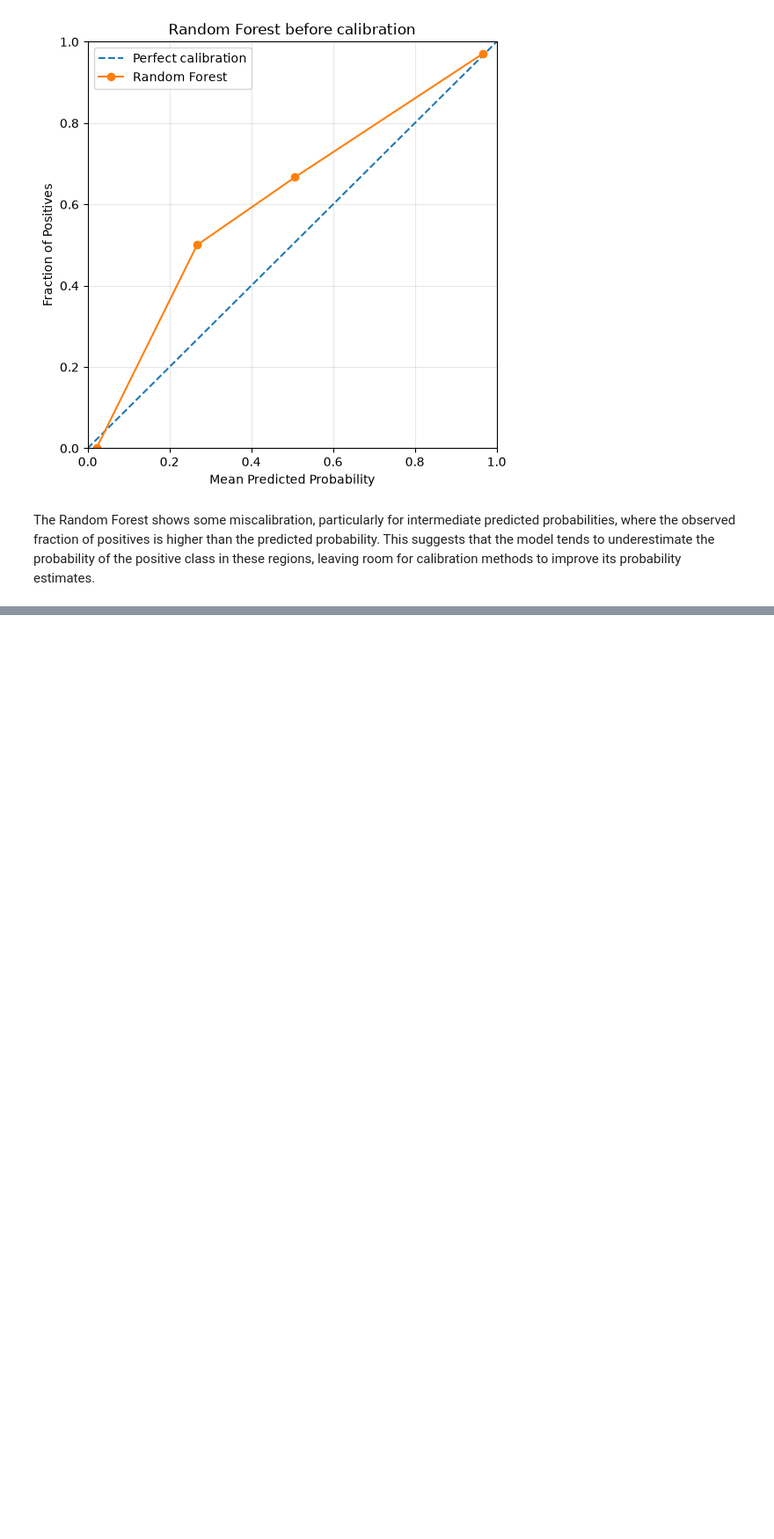
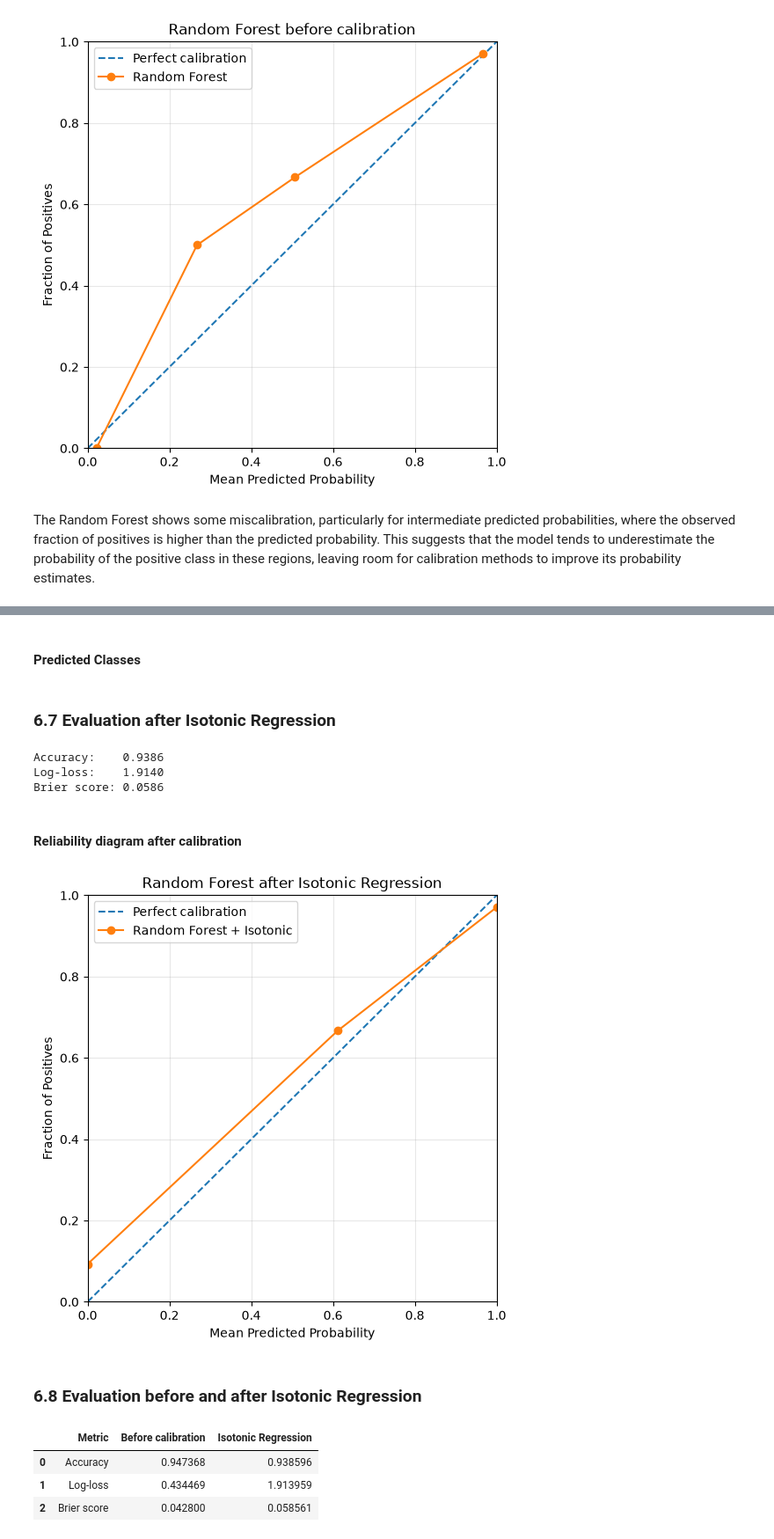
Before and after one commit to martamacri/Calibration_of_Probabilities, a Jupyter notebook: notebooks/01_breast_cancer_analysis.ipynb, the cells around one changed output, grey strips where cells are left out. Shown at 88% size. Saved outputs shown, nothing was run; the diff lists cells and outputs as text; code cells hidden in the pictures; blank space fills up the shorter version.

```diff
--- a/notebooks/01_breast_cancer_analysis.ipynb
+++ b/notebooks/01_breast_cancer_analysis.ipynb
@@ -718,0 +832,7 @@ The Random Forest shows some miscalibration, particularly for intermediate predi
+# %%
+isotonic_rf = IsotonicRegression()
+# %%
+isotonic_rf.fit(
+    y_prob_cal_rf,
+    y_cal
+)
@@ -718,0 +843,4 @@ The Random Forest shows some miscalibration, particularly for intermediate predi
+# %%
+y_prob_test_rf_isotonic = isotonic_rf.predict_proba(y_prob_test_rf)
+# %% [markdown]
+#### Predicted Classes
@@ -718,0 +849,53 @@ The Random Forest shows some miscalibration, particularly for intermediate predi
+# %% [markdown]
+### 6.7 Evaluation after Isotonic Regression
+# %%
+accuracy_rf_isotonic = accuracy_score(y_test, y_pred_test_rf_isotonic)
+logloss_rf_isotonic = log_loss(y_test, y_prob_test_rf_isotonic)
+brier_rf_isotonic = brier_score_loss(y_test, y_prob_test_rf_isotonic)
+
+print(f"Accuracy:    {accuracy_rf_isotonic:.4f}")
+print(f"Log-loss:    {logloss_rf_isotonic:.4f}")
+print(f"Brier score: {brier_rf_isotonic:.4f}")
+# %% [output]
+Accuracy:    0.9386
+Log-loss:    1.9140
+Brier score: 0.0586
+# %% [markdown]
+#### Reliability diagram after calibration
+# %%
+plot_reliability_diagram(
+    y_test,
+    y_prob_test_rf_isotonic,
+    model_label="Random Forest + Isotonic",
+    title="Random Forest after Isotonic Regression",
+    n_bins=5
+)
+# %% [output]
+[figure, added]
+# %% [markdown]
+### 6.8 Evaluation before and after Isotonic Regression
+# %%
+comparison_isotonic_rf = pd.DataFrame({
+    "Metric": [
+        "Accuracy",
+        "Log-loss",
+        "Brier score"
+    ],
+    "Before calibration": [
+        accuracy_rf,
+        logloss_rf,
+        brier_rf
+    ],
+    "Isotonic Regression": [
+        accuracy_rf_isotonic,
+        logloss_rf_isotonic,
+        brier_rf_isotonic
+    ]
+})
+
+comparison_isotonic_rf
+# %% [output]
+|  | Metric | Before calibration | Isotonic Regression |
+| 0 | Accuracy | 0.947368 | 0.938596 |
+| 1 | Log-loss | 0.434469 | 1.913959 |
+| 2 | Brier score | 0.042800 | 0.058561 |
```
Also changed, not shown: parts of 34 cells of this notebook.
